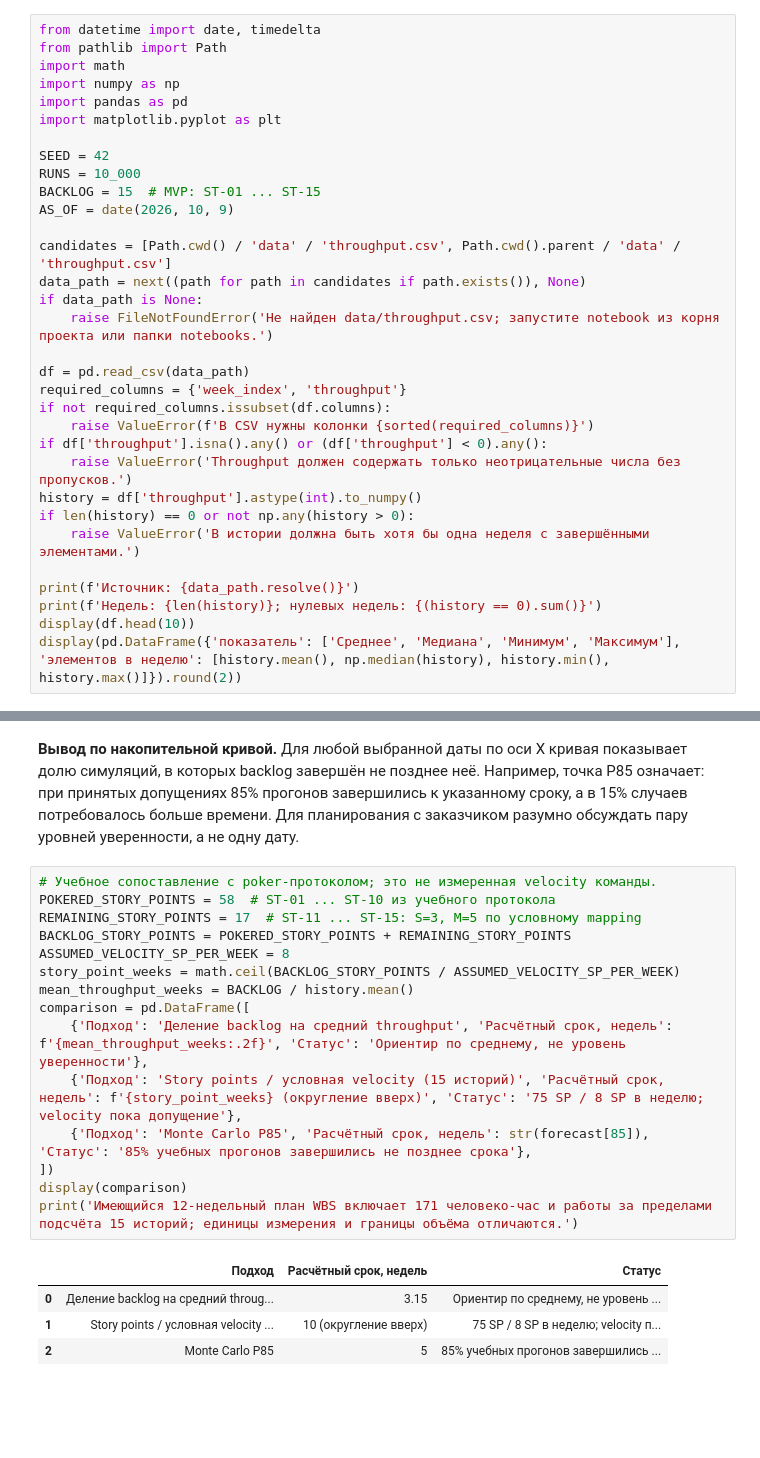
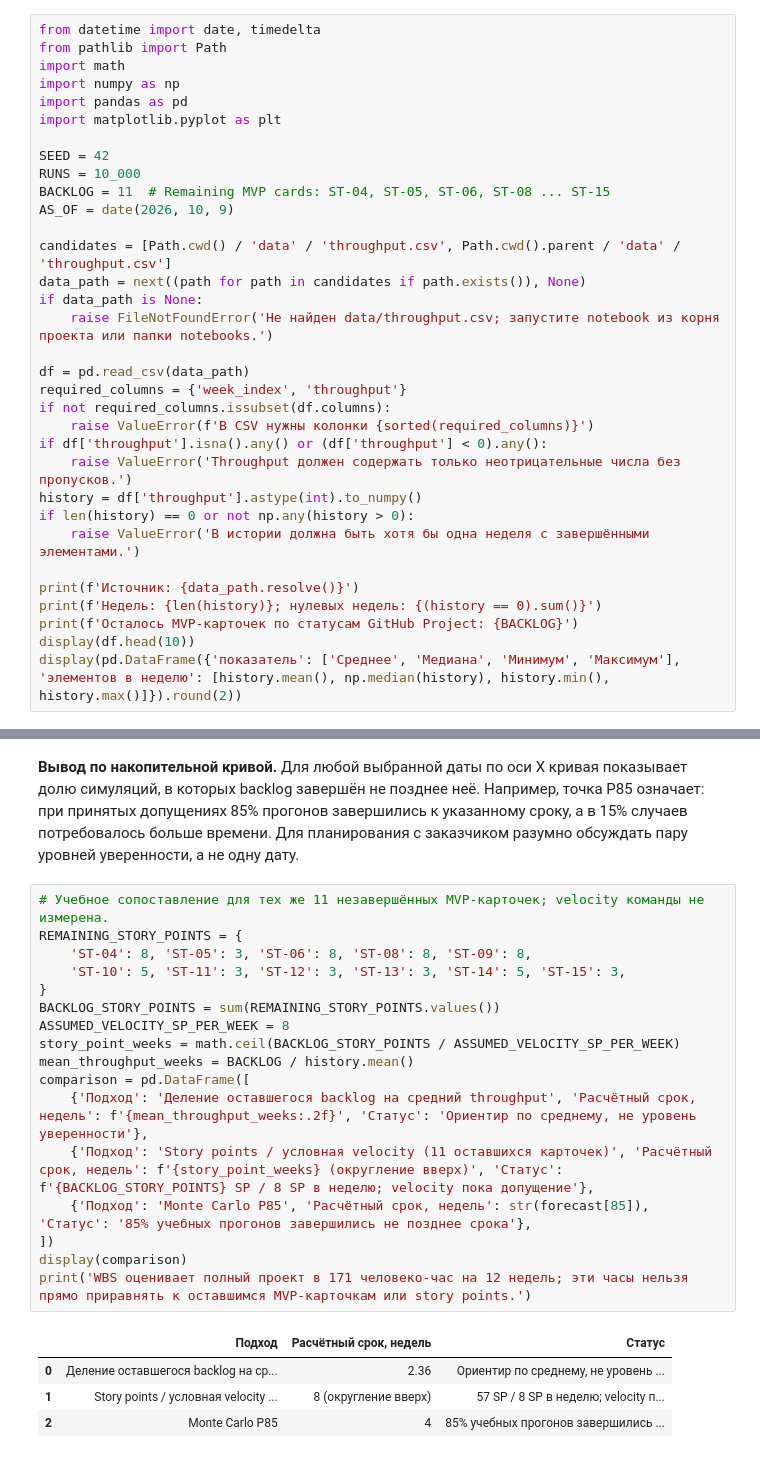
Before and after one commit to Akira-vs96/SaparTravel, a Jupyter notebook: notebooks/lab-6-monte-carlo.ipynb, the cells around one changed output, grey strips where cells are left out. Drawn from its saved outputs; the diff is of its cells as text; blank space fills up the shorter version.

```diff
--- a/notebooks/lab-6-monte-carlo.ipynb
+++ b/notebooks/lab-6-monte-carlo.ipynb
@@ -15,7 +19,7 @@ import matplotlib.pyplot as plt
 
 SEED = 42
 RUNS = 10_000
-BACKLOG = 15  # MVP: ST-01 ... ST-15
+BACKLOG = 11  # Remaining MVP cards: ST-04, ST-05, ST-06, ST-08 ... ST-15
 AS_OF = date(2026, 10, 9)
 
 candidates = [Path.cwd() / 'data' / 'throughput.csv', Path.cwd().parent / 'data' / 'throughput.csv']
@@ -35,6 +39,7 @@ if len(history) == 0 or not np.any(history > 0):
 
 print(f'Источник: {data_path.resolve()}')
 print(f'Недель: {len(history)}; нулевых недель: {(history == 0).sum()}')
+print(f'Осталось MVP-карточек по статусам GitHub Project: {BACKLOG}')
 display(df.head(10))
 display(pd.DataFrame({'показатель': ['Среднее', 'Медиана', 'Минимум', 'Максимум'], 'элементов в неделю': [history.mean(), np.median(history), history.min(), history.max()]}).round(2))
 # %% [output]
@@ -128,22 +134,24 @@ plt.show()
 # %% [markdown]
 **Вывод по накопительной кривой.** Для любой выбранной даты по оси X кривая показывает долю симуляций, в которых backlog завершён не позднее неё. Например, точка P85 означает: при принятых допущениях 85% прогонов завершились к указанному сроку, а в 15% случаев потребовалось больше времени. Для планирования с заказчиком разумно обсуждать пару уровней уверенности, а не одну дату.
 # %%
-# Учебное сопоставление с poker-протоколом; это не измеренная velocity команды.
-POKERED_STORY_POINTS = 58  # ST-01 ... ST-10 из учебного протокола
-REMAINING_STORY_POINTS = 17  # ST-11 ... ST-15: S=3, M=5 по условному mapping
-BACKLOG_STORY_POINTS = POKERED_STORY_POINTS + REMAINING_STORY_POINTS
+# Учебное сопоставление для тех же 11 незавершённых MVP-карточек; velocity команды не измерена.
+REMAINING_STORY_POINTS = {
+    'ST-04': 8, 'ST-05': 3, 'ST-06': 8, 'ST-08': 8, 'ST-09': 8,
+    'ST-10': 5, 'ST-11': 3, 'ST-12': 3, 'ST-13': 3, 'ST-14': 5, 'ST-15': 3,
+}
+BACKLOG_STORY_POINTS = sum(REMAINING_STORY_POINTS.values())
 ASSUMED_VELOCITY_SP_PER_WEEK = 8
 story_point_weeks = math.ceil(BACKLOG_STORY_POINTS / ASSUMED_VELOCITY_SP_PER_WEEK)
 mean_throughput_weeks = BACKLOG / history.mean()
 comparison = pd.DataFrame([
-    {'Подход': 'Деление backlog на средний throughput', 'Расчётный срок, недель': f'{mean_throughput_weeks:.2f}', 'Статус': 'Ориентир по среднему, не уровень уверенности'},
-    {'Подход': 'Story points / условная velocity (15 историй)', 'Расчётный срок, недель': f'{story_point_weeks} (округление вверх)', 'Статус': '75 SP / 8 SP в неделю; velocity пока допущение'},
+    {'Подход': 'Деление оставшегося backlog на средний throughput', 'Расчётный срок, недель': f'{mean_throughput_weeks:.2f}', 'Статус': 'Ориентир по среднему, не уровень уверенности'},
+    {'Подход': 'Story points / условная velocity (11 оставшихся карточек)', 'Расчётный срок, недель': f'{story_point_weeks} (округление вверх)', 'Статус': f'{BACKLOG_STORY_POINTS} SP / 8 SP в неделю; velocity пока допущение'},
     {'Подход': 'Monte Carlo P85', 'Расчётный срок, недель': str(forecast[85]), 'Статус': '85% учебных прогонов завершились не позднее срока'},
 ])
 display(comparison)
-print('Имеющийся 12-недельный план WBS включает 171 человеко-час и работы за пределами подсчёта 15 историй; единицы измерения и границы объёма отличаются.')
+print('WBS оценивает полный проект в 171 человеко-час на 12 недель; эти часы нельзя прямо приравнять к оставшимся MVP-карточкам или story points.')
 # %% [output]
 |  | Подход | Расчётный срок, недель | Статус |
-| 0 | Деление backlog на средний throug... | 3.15 | Ориентир по среднему, не уровень ... |
-| 1 | Story points / условная velocity ... | 10 (округление вверх) | 75 SP / 8 SP в неделю; velocity п... |
-| 2 | Monte Carlo P85 | 5 | 85% учебных прогонов завершились ... |
+| 0 | Деление оставшегося backlog на ср... | 2.36 | Ориентир по среднему, не уровень ... |
+| 1 | Story points / условная velocity ... | 8 (округление вверх) | 57 SP / 8 SP в неделю; velocity п... |
+| 2 | Monte Carlo P85 | 4 | 85% учебных прогонов завершились ... |
```
Also changed, not shown: parts of 8 cells of this notebook, 4 other files.
